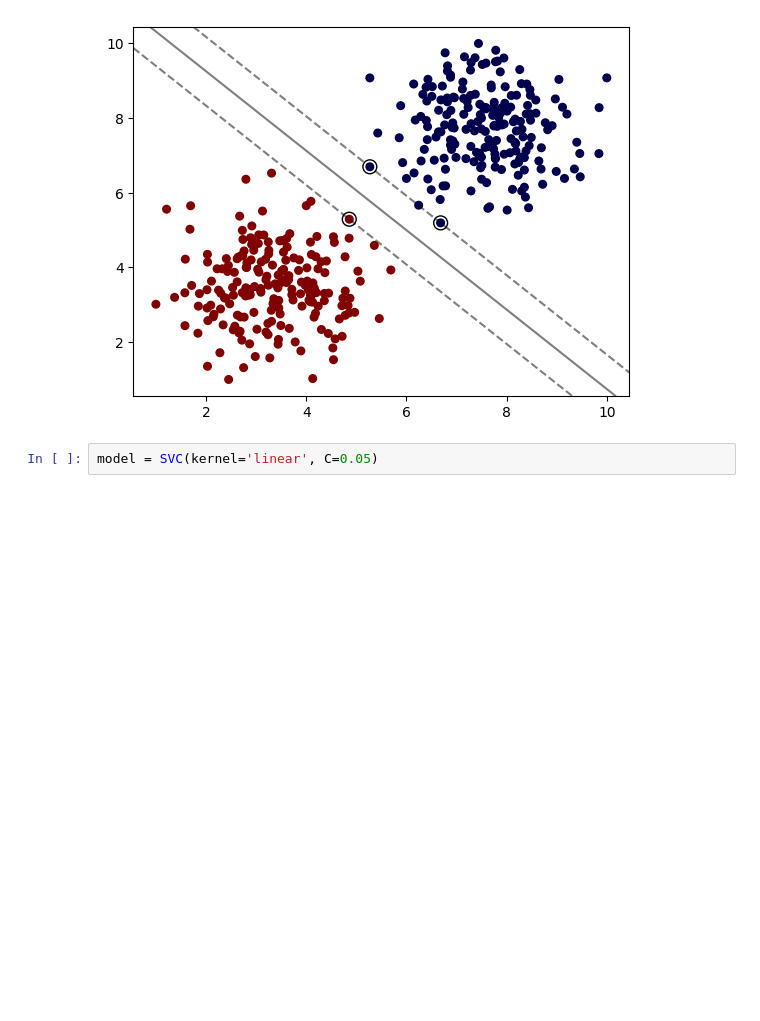
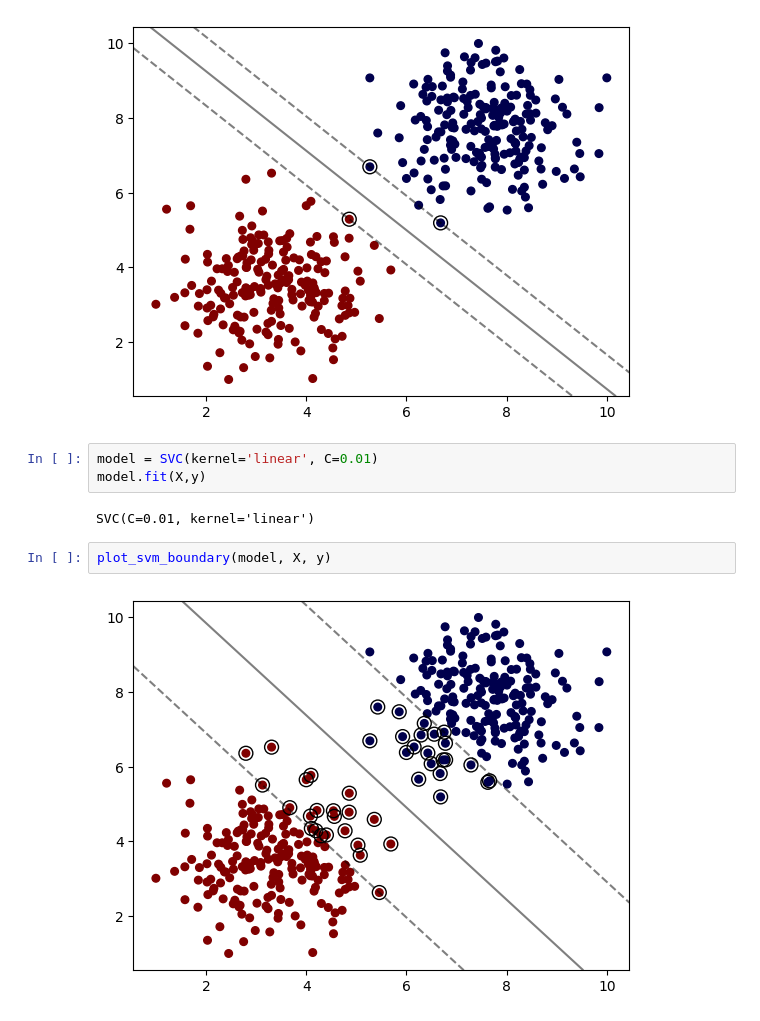
Before and after one commit to Cheater4sT/Models, a Jupyter notebook: SVM/svm.ipynb, the cells around one changed output. Drawn from its saved outputs; the diff is of its cells as text; blank space fills up the shorter version.

```diff
--- a/SVM/svm.ipynb
+++ b/SVM/svm.ipynb
@@ -45,4 +45,11 @@ plot_svm_boundary(model, X, y)
 # %% [output]
 [figure]
 # %%
-model = SVC(kernel='linear', C=0.05)
+model = SVC(kernel='linear', C=0.01)
+model.fit(X,y)
+# %% [output]
+SVC(C=0.01, kernel='linear')
+# %%
+plot_svm_boundary(model, X, y)
+# %% [output]
+[figure, added]
```
Also changed, not shown: parts of 7 cells of this notebook, 1 other file.
